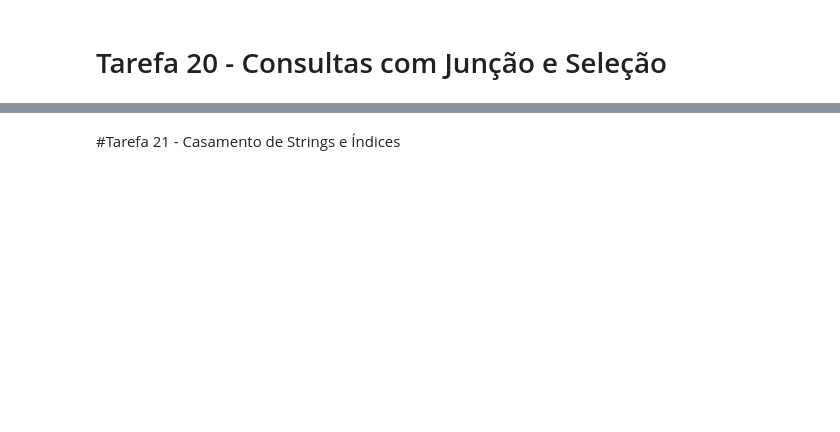
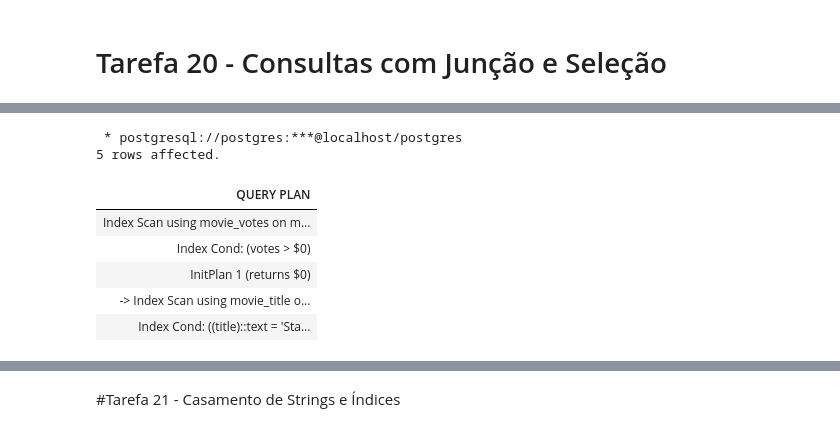
Before and after one commit to guilhermesilveiraa/tp3_gabriel-luciano_gabriel-freitas_guilherme, a Jupyter notebook: trabalho3_gabriell_gabriel_guilherme_BD.ipynb, the cells around one changed output, grey strips where cells are left out. Cells and saved outputs as stored; diff of their text form; code cells hidden in the pictures; blank space fills up the shorter version.

```diff
--- a/trabalho3_gabriell_gabriel_guilherme_BD.ipynb
+++ b/trabalho3_gabriell_gabriel_guilherme_BD.ipynb
@@ -1398,0 +3415,12 @@ consulta é feita uma varredura completa em todas as linhas da tabela.
+# %%
+%%sql
+EXPLAIN SELECT title FROM movie WHERE votes > (SELECT votes FROM movie WHERE title = 'Star Wars');
+# %% [output]
+ * postgresql://postgres:***@localhost/postgres
+5 rows affected.
+| QUERY PLAN |
+| Index Scan using movie_votes on m... |
+| Index Cond: (votes > $0) |
+| InitPlan 1 (returns $0) |
+| -> Index Scan using movie_title o... |
+| Index Cond: ((title)::text = 'Sta... |
```
Also changed, not shown: parts of 39 cells of this notebook.
